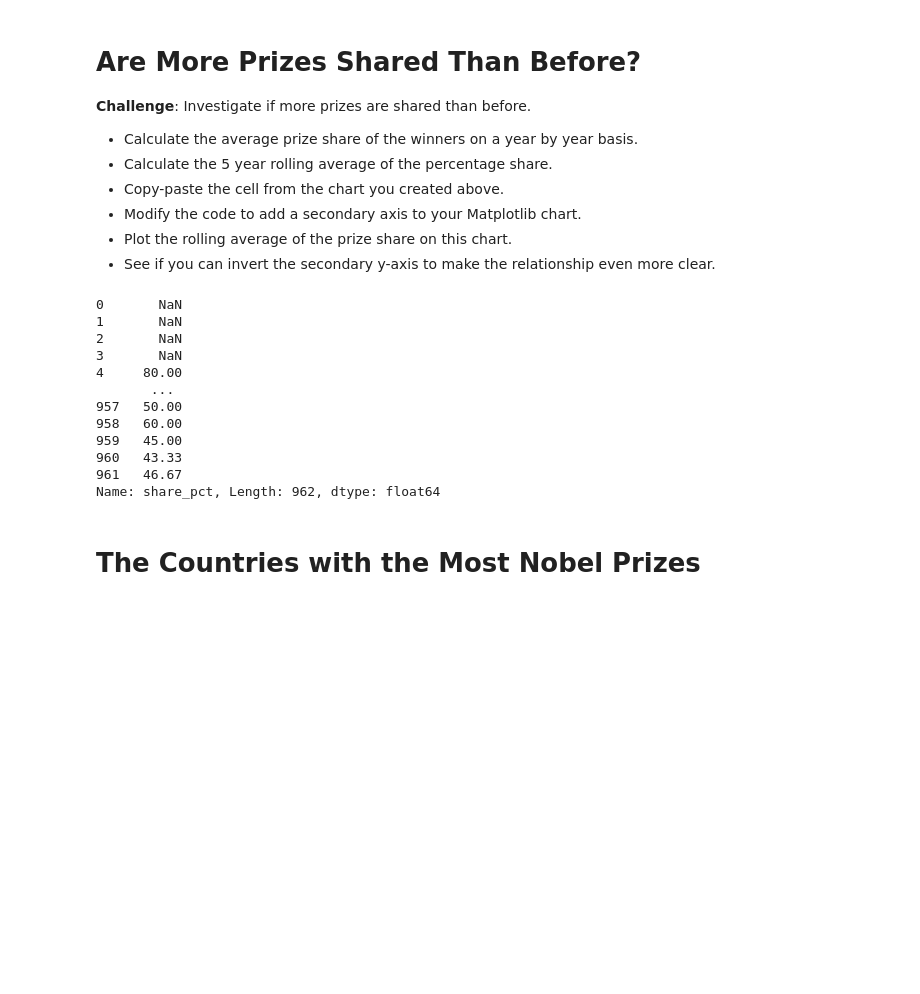
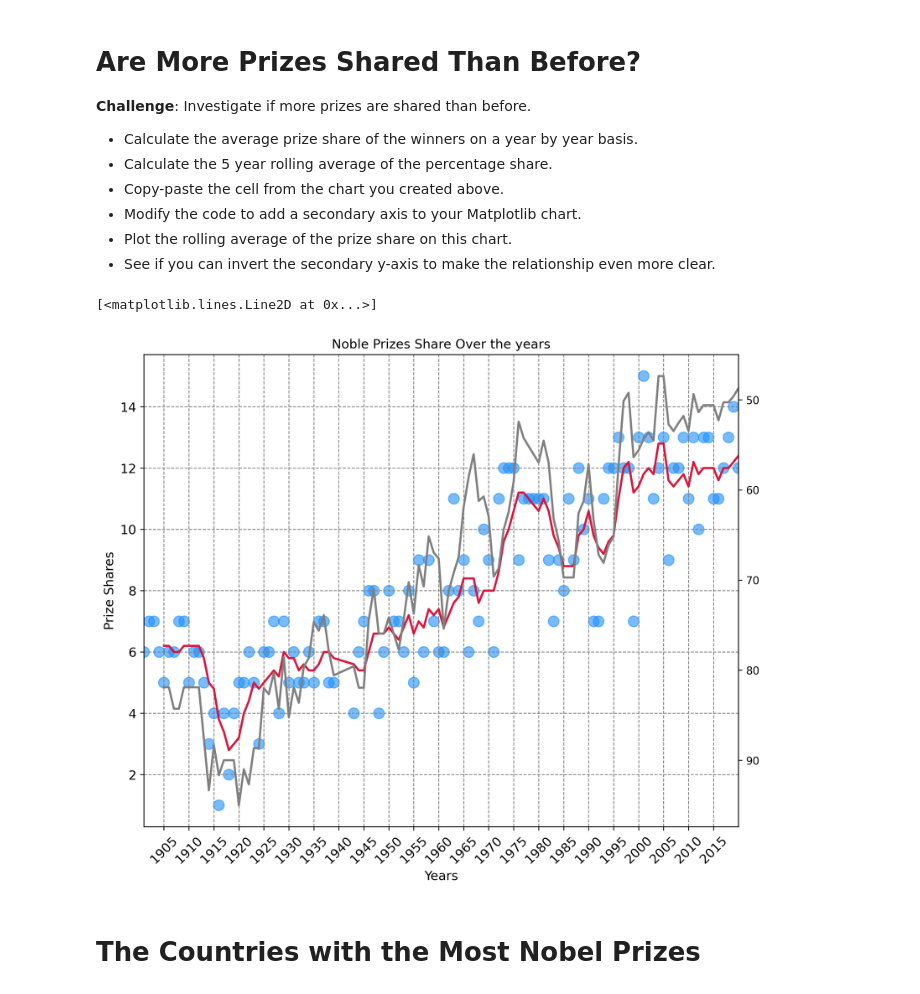
Before and after one commit to nico-Zero/Python, a Jupyter notebook: New_Shit__/Angela_Yu__/Day_79_Nobal_price_Analysis/Nobel_Prize_Analysis_(start).ipynb, the cells around one changed output. Cells and saved outputs as stored; diff of their text form; code cells hidden in the pictures; blank space fills up the shorter version.

```diff
--- a/New_Shit__/Angela_Yu__/Day_79_Nobal_price_Analysis/Nobel_Prize_Analysis_(start).ipynb
+++ b/New_Shit__/Angela_Yu__/Day_79_Nobal_price_Analysis/Nobel_Prize_Analysis_(start).ipynb
@@ -368,44 +368,35 @@ plt.show()
 -   See if you can invert the secondary y-axis to make the relationship even more clear.
 # %%
 # df_data.groupby("year")["prize"].count()
-year_by_year_ps = df_data.groupby("year")["share_pct"].mean()
-five_year_rolling_avg = df_data["share_pct"].rolling(window=5).mean()
-
-# Todo: code after this need to modified !!! ------ DON'T RUN ------
+year_by_year_ps = df_data.groupby("year").agg({"share_pct":pd.Series.mean})
+five_year_rolling_avg = year_by_year_ps.rolling(5).mean()
 
 plt.figure(figsize=(10, 8), dpi=300)
 plt.xticks(
     fontsize=12,
     rotation=45,
-    ticks=np.arange(start=data_xxx.index.min() - 1, stop=data_xxx.index.max(), step=5),
+    ticks=np.arange(start=year_by_year_ps.index.min() - 1, stop=year_by_year_ps.index.max(), step=5),
 )
 plt.yticks(fontsize=12)
-plt.title("Noble Prizes Over the years")
+plt.title("Noble Prizes Share Over the years")
 plt.grid(color="gray", linestyle="dashed")
 
 plt.xlabel("Years", fontsize=12)
-plt.ylabel("Prizes", fontsize=12)
+plt.ylabel("Prize Shares", fontsize=12)
 
-plt.ylim(data_xxx.min(), 14)
-plt.xlim(data_xxx.index.min(), data_xxx.index.max())
+plt.xlim(year_by_year_ps.index.min(), year_by_year_ps.index.max())
 
+ax_1 = plt.gca()
+ax_2 = ax_1.twinx()
 
-plt.scatter(x=data_xxx.index, y=list(data_xxx.values), c="dodgerblue")
-plt.plot(rolling_data.index, rolling_data.values, c="crimson")
-plt.show()
+ax_2.invert_yaxis()
+
+ax_1.scatter(x=data_xxx.index, y=list(data_xxx.values), c="dodgerblue",s=100, alpha=0.6)
+ax_1.plot(data_xxx.index, rolling_data.values, c="crimson",linewidth=2)
+ax_2.plot(data_xxx.index, five_year_rolling_avg.values, c="gray",linewidth=2)
 # %% [output]
-0       NaN
-1       NaN
-2       NaN
-3       NaN
-4     80.00
-       ...
-957   50.00
-958   60.00
-959   45.00
-960   43.33
-961   46.67
-Name: share_pct, Length: 962, dtype: float64
+[<matplotlib.lines.Line2D at 0x...>]
+[figure, added]
 # %% [markdown]
 # The Countries with the Most Nobel Prizes
 # %% [markdown]
```
Also changed, not shown: parts of 2 cells of this notebook.
